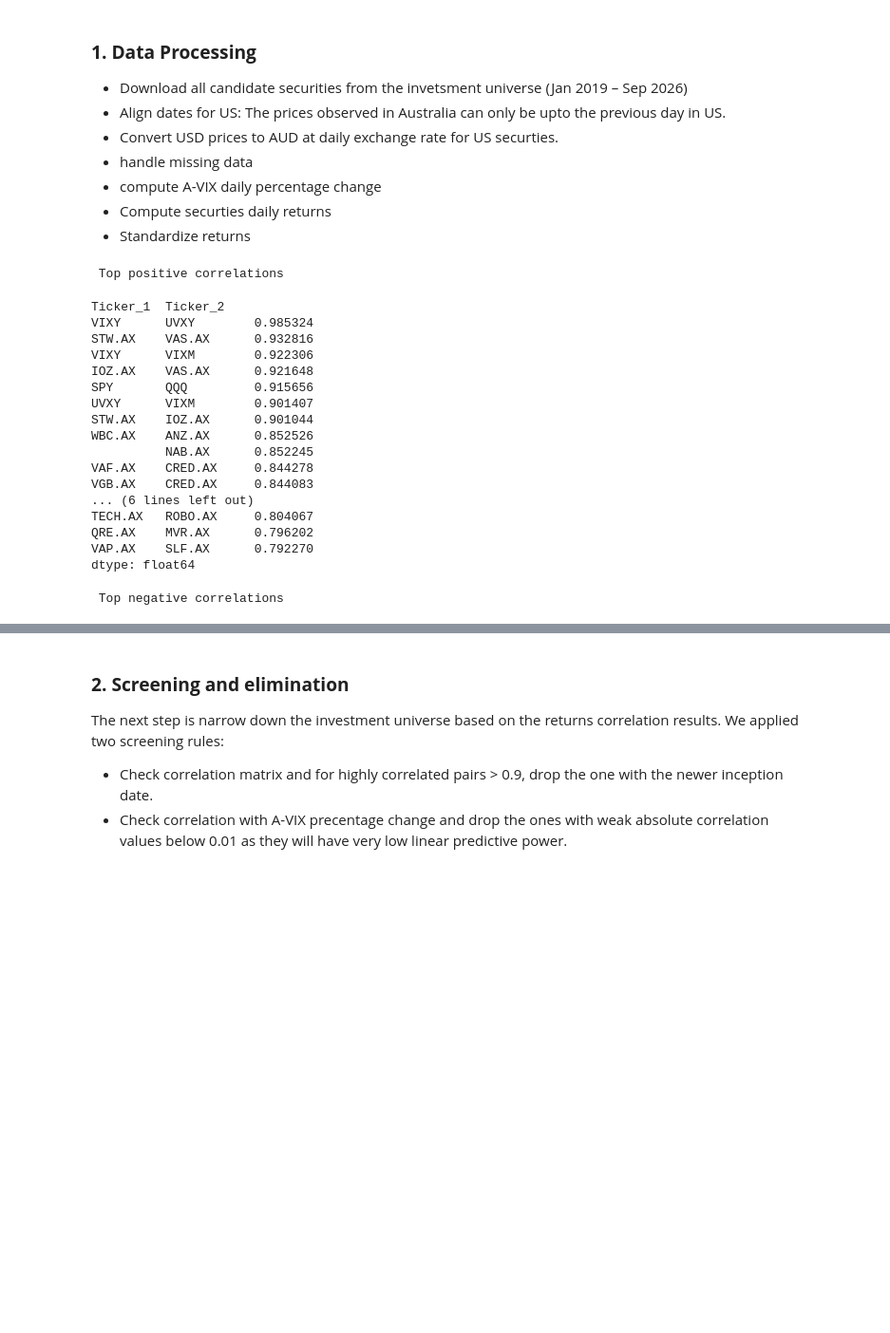
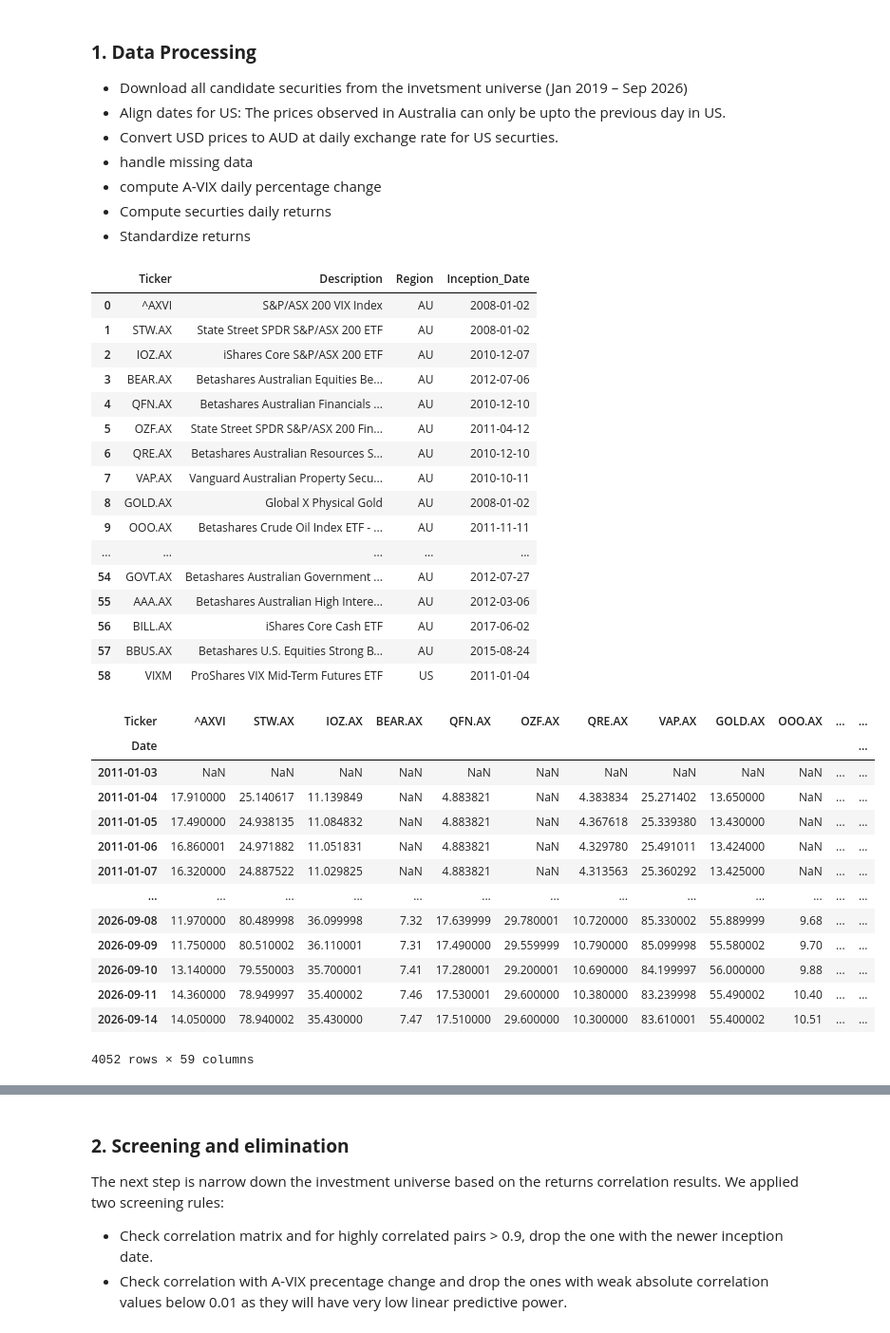
Before and after one commit to georgeyfady/Group_17836_Capstone, a Jupyter notebook: M3/Group_17836_M3.ipynb, the cells around one changed output, grey strips where cells are left out. Shown at 95% size. Cells and saved outputs as stored; diff of their text form; code cells hidden in the pictures; blank space fills up the shorter version.

Commit message:
Minor update to print more results

```diff
--- a/M3/Group_17836_M3.ipynb
+++ b/M3/Group_17836_M3.ipynb
@@ -238,54 +238,55 @@ def focused_plot(title,reconstructed,orig_price,strt=PLT_STRT,sz=PLT_SIZE):
 # %%
 #Investment Universe
 tickers_dict = pd.read_csv('investment_universe_dictionary.csv')
 US_TICKERS = list(tickers_dict[tickers_dict.Region=='US']['Ticker'].values)
 AU_TICKERS = list(tickers_dict[tickers_dict.Region=='AU']['Ticker'].values)
 ALL_TICKERS = list(tickers_dict['Ticker'].values)
 
 
+display(tickers_dict)
+
+
 universe_prices= download_adjusted_prices(ALL_TICKERS, START_DATE, END_DATE)
-
 
 # Fady: Australia can only observe the previous day in US
 for clm in US_TICKERS:
     universe_prices[clm] = universe_prices[clm].shift(1)
 
 
 aud_usd = download_aud_usd(start_date=START_DATE, end_date=END_DATE)
 universe_aud_prices = convert_us_to_aud(universe_prices, aud_usd, US_TICKERS )
 
-
-# Correlation of returns
-universe_returns = universe_aud_prices.pct_change()
-
-corr_matrix = universe_returns.corr()
-
-ranked_corr_pairs = get_ranked_pairwise_correlations(corr_matrix)
-
-ranked_corr_pairs.to_csv('ranked_pairs.csv')
-
-print('\n\n Top positive correlations')
-display(ranked_corr_pairs.head(20))
-print('\n\n Top negative correlations')
-display(ranked_corr_pairs.tail(20))
 print('\n\n')
+display(universe_aud_prices)
 # %% [output]
+|  | Ticker | Description | Region | Inception_Date |
+| 0 | ^AXVI | S&P/ASX 200 VIX Index | AU | 2008-01-02 |
+| 1 | STW.AX | State Street SPDR S&P/ASX 200 ETF | AU | 2008-01-02 |
+| 2 | IOZ.AX | iShares Core S&P/ASX 200 ETF | AU | 2010-12-07 |
+| 3 | BEAR.AX | Betashares Australian Equities Be... | AU | 2012-07-06 |
+| 4 | QFN.AX | Betashares Australian Financials ... | AU | 2010-12-10 |
+| 5 | OZF.AX | State Street SPDR S&P/ASX 200 Fin... | AU | 2011-04-12 |
+| 6 | QRE.AX | Betashares Australian Resources S... | AU | 2010-12-10 |
+| 7 | VAP.AX | Vanguard Australian Property Secu... | AU | 2010-10-11 |
+| 8 | GOLD.AX | Global X Physical Gold | AU | 2008-01-02 |
+| 9 | OOO.AX | Betashares Crude Oil Index ETF - ... | AU | 2011-11-11 |
+| ... | ... | ... | ... | ... |
+| 54 | GOVT.AX | Betashares Australian Government ... | AU | 2012-07-27 |
+| 55 | AAA.AX | Betashares Australian High Intere... | AU | 2012-03-06 |
+| 56 | BILL.AX | iShares Core Cash ETF | AU | 2017-06-02 |
+| 57 | BBUS.AX | Betashares U.S. Equities Strong B... | AU | 2015-08-24 |
+| 58 | VIXM | ProShares VIX Mid-Term Futures ETF | US | 2011-01-04 |
+| Ticker | ^AXVI | STW.AX | IOZ.AX | BEAR.AX | QFN.AX | OZF.AX | QRE.AX | VAP.AX | GOLD.AX | OOO.AX | ... | ... |
+| Date |  |  |  |  |  |  |  |  |  |  |  | ... |
+| 2011-01-03 | NaN | NaN | NaN | NaN | NaN | NaN | NaN | NaN | NaN | NaN | ... | ... |
+| 2011-01-04 | 17.910000 | 25.140617 | 11.139849 | NaN | 4.883821 | NaN | 4.383834 | 25.271402 | 13.650000 | NaN | ... | ... |
+| 2011-01-05 | 17.490000 | 24.938135 | 11.084832 | NaN | 4.883821 | NaN | 4.367618 | 25.339380 | 13.430000 | NaN | ... | ... |
+| 2011-01-06 | 16.860001 | 24.971882 | 11.051831 | NaN | 4.883821 | NaN | 4.329780 | 25.491011 | 13.424000 | NaN | ... | ... |
+| 2011-01-07 | 16.320000 | 24.887522 | 11.029825 | NaN | 4.883821 | NaN | 4.313563 | 25.360292 | 13.425000 | NaN | ... | ... |
+| ... | ... | ... | ... | ... | ... | ... | ... | ... | ... | ... | ... | ... |
+| 2026-09-08 | 11.970000 | 80.489998 | 36.099998 | 7.32 | 17.639999 | 29.780001 | 10.720000 | 85.330002 | 55.889999 | 9.68 | ... | ... |
+| 2026-09-09 | 11.750000 | 80.510002 | 36.110001 | 7.31 | 17.490000 | 29.559999 | 10.790000 | 85.099998 | 55.580002 | 9.70 | ... | ... |
+| 2026-09-10 | 13.140000 | 79.550003 | 35.700001 | 7.41 | 17.280001 | 29.200001 | 10.690000 | 84.199997 | 56.000000 | 9.88 | ... | ... |
+| 2026-09-11 | 14.360000 | 78.949997 | 35.400002 | 7.46 | 17.530001 | 29.600000 | 10.380000 | 83.239998 | 55.490002 | 10.40 | ... | ... |
+| 2026-09-14 | 14.050000 | 78.940002 | 35.430000 | 7.47 | 17.510000 | 29.600000 | 10.300000 | 83.610001 | 55.400002 | 10.51 | ... | ... |
- Top positive correlations
+4052 rows × 59 columns
-Ticker_1  Ticker_2
-VIXY      UVXY        0.985324
-STW.AX    VAS.AX      0.932816
-VIXY      VIXM        0.922306
-IOZ.AX    VAS.AX      0.921648
-SPY       QQQ         0.915656
-UVXY      VIXM        0.901407
-STW.AX    IOZ.AX      0.901044
-WBC.AX    ANZ.AX      0.852526
-          NAB.AX      0.852245
-VAF.AX    CRED.AX     0.844278
-VGB.AX    CRED.AX     0.844083
-... (6 lines left out)
-TECH.AX   ROBO.AX     0.804067
-QRE.AX    MVR.AX      0.796202
-VAP.AX    SLF.AX      0.792270
-dtype: float64
- Top negative correlations
```
Also changed, not shown: parts of 6 cells of this notebook.
